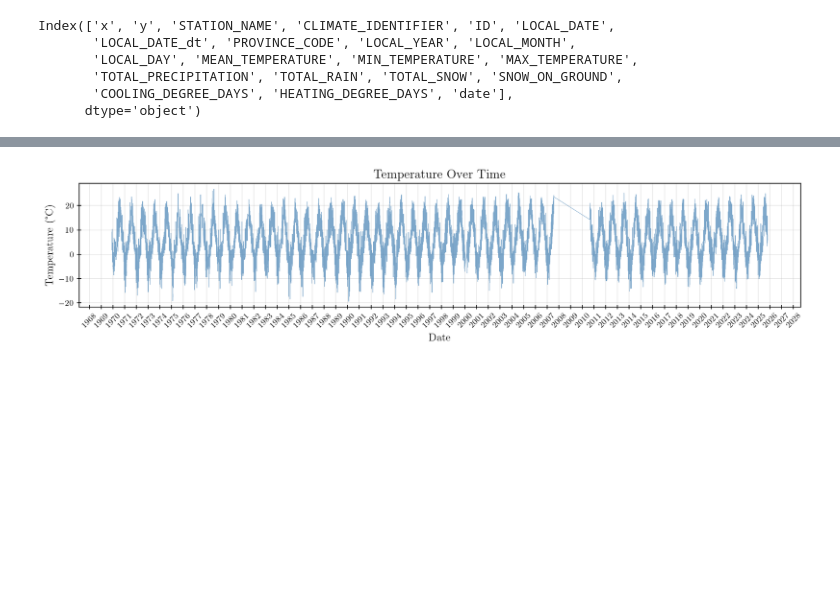
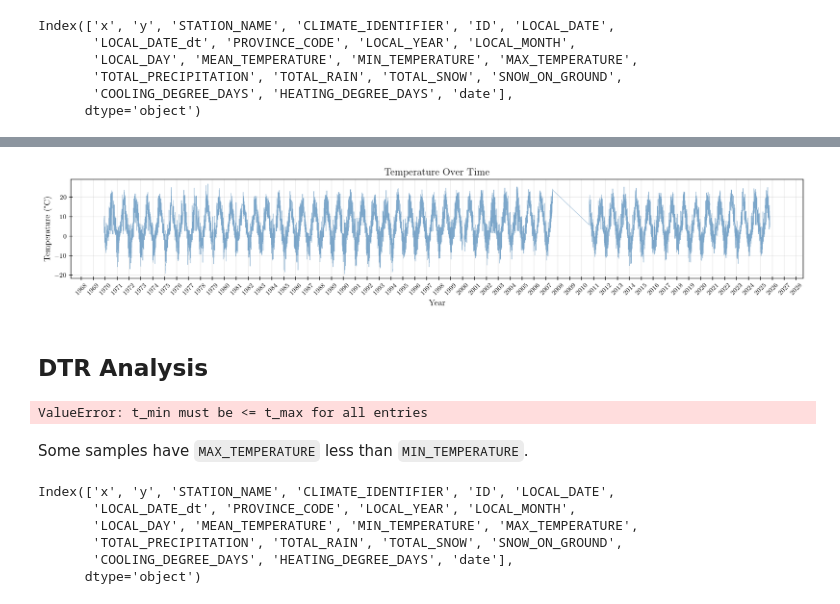
Before and after one commit to ieadoboe/cmsc6950-climate-daily, a Jupyter notebook: notebooks/01_data_exploration.ipynb, the cells around one changed output, grey strips where cells are left out. Cells and saved outputs as stored; diff of their text form; code cells hidden in the pictures; blank space fills up the shorter version.

```diff
--- a/notebooks/01_data_exploration.ipynb
+++ b/notebooks/01_data_exploration.ipynb
@@ -94,17 +96,18 @@ plt.show()
 # %%
-fig, ax = plt.subplots(figsize=(12, 3))
-ax.plot(df['date'], df['MEAN_TEMPERATURE'], linewidth=0.5, alpha=0.7, color='steelblue')
+fig, ax = plt.subplots(figsize=(15, 3))
+ax.plot(df['date'], df['MEAN_TEMPERATURE'],
+        linewidth=0.5, alpha=0.7, color='steelblue')
 
 ax.xaxis.set_major_locator(mdates.YearLocator(1))
 ax.xaxis.set_major_formatter(mdates.DateFormatter('%Y'))
 ax.tick_params(axis='x', rotation=45)
 
-ax.set_xlabel('Date', fontsize=12)
+ax.set_xlabel('Year', fontsize=12)
 ax.set_ylabel('Temperature (°C)', fontsize=12)
 ax.set_title('Temperature Over Time', fontsize=14, fontweight='bold')
 ax.grid(True, alpha=0.3)
 
 plt.tight_layout()
 plt.savefig("../plots/mean_temp_over_time.pdf")
 # %% [output]
-[figure, old version]
+[figure, new version]
@@ -110,0 +117,19 @@ plt.savefig("../plots/mean_temp_over_time.pdf")
+# %% [markdown]
+## DTR Analysis
+# %%
+# Calculate dtr time series data
+df["DTR"] = calculate_dtr(t_min=df["MIN_TEMPERATURE"],
+                          t_max=df["MAX_TEMPERATURE"])
+# %% [output]
+ValueError: t_min must be <= t_max for all entries
+# %% [markdown]
+Some samples have `MAX_TEMPERATURE` less than `MIN_TEMPERATURE`.
+# %%
+df.columns
+# %% [output]
+Index(['x', 'y', 'STATION_NAME', 'CLIMATE_IDENTIFIER', 'ID', 'LOCAL_DATE',
+       'LOCAL_DATE_dt', 'PROVINCE_CODE', 'LOCAL_YEAR', 'LOCAL_MONTH',
+       'LOCAL_DAY', 'MEAN_TEMPERATURE', 'MIN_TEMPERATURE', 'MAX_TEMPERATURE',
+       'TOTAL_PRECIPITATION', 'TOTAL_RAIN', 'TOTAL_SNOW', 'SNOW_ON_GROUND',
+       'COOLING_DEGREE_DAYS', 'HEATING_DEGREE_DAYS', 'date'],
+      dtype='object')
```
Also changed, not shown: parts of 21 cells of this notebook.
